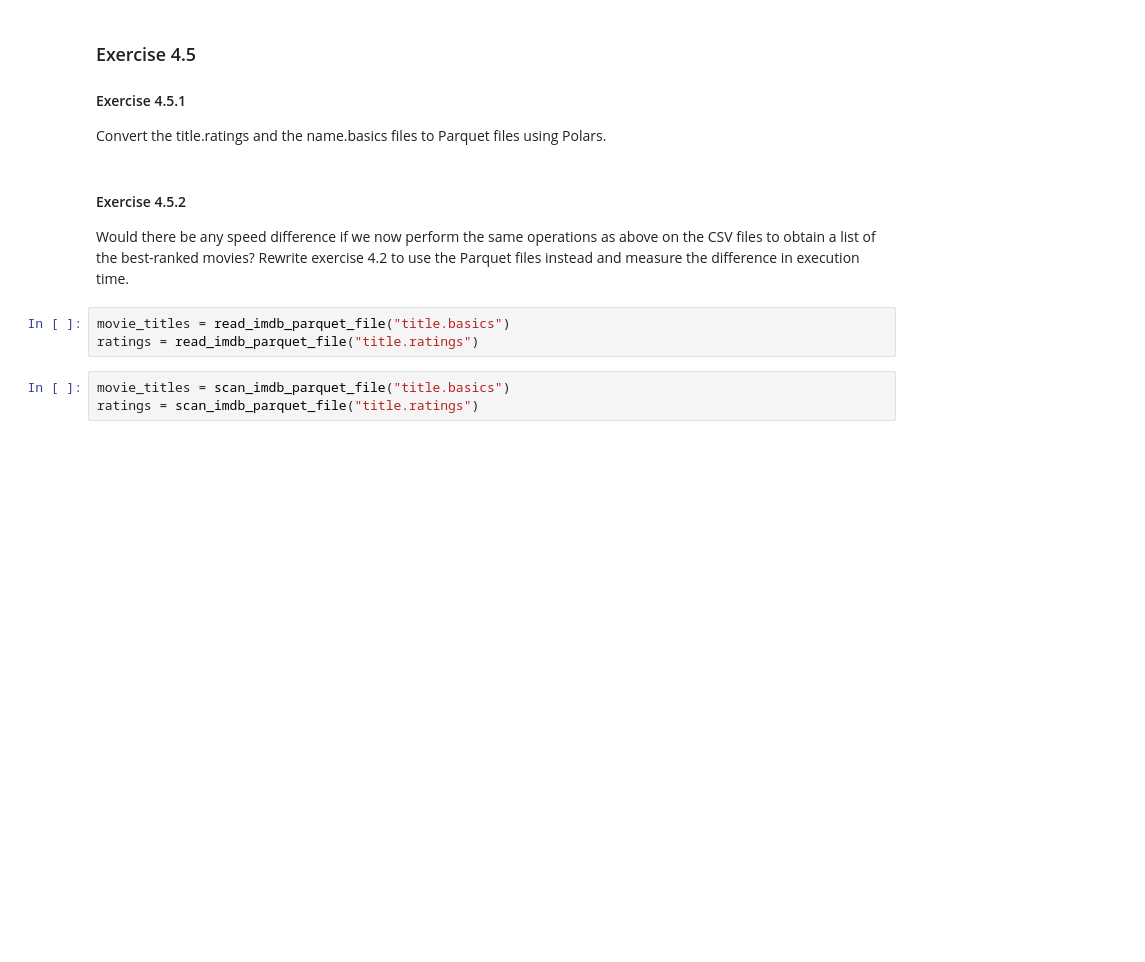
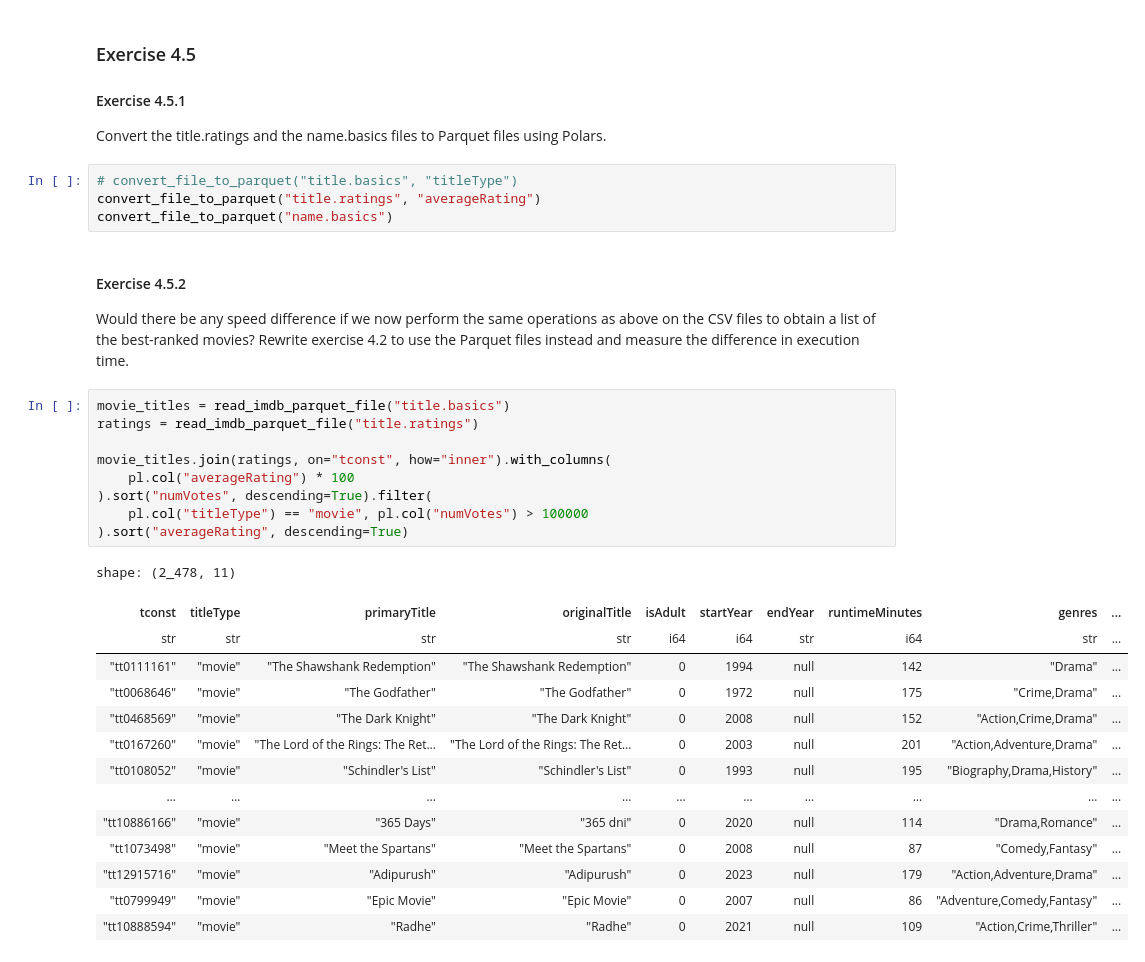
Before and after one commit to codebeez/polars_hackathon, a Jupyter notebook: content/4 - Lazy Loading Evaluation/lazy_loading_queries.ipynb, the cells around one changed output. Saved outputs shown, nothing was run; the diff lists cells and outputs as text; blank space fills up the shorter version.

```diff
--- a/content/4 - Lazy Loading Evaluation/lazy_loading_queries.ipynb
+++ b/content/4 - Lazy Loading Evaluation/lazy_loading_queries.ipynb
@@ -110,13 +239,35 @@ Let's use Polars to read in the CSV files and convert them to Parquet files!
 ### Exercise 4.5
 #### Exercise 4.5.1
 Convert the title.ratings and the name.basics files to Parquet files using Polars.
+# %%
+# convert_file_to_parquet("title.basics", "titleType")
+convert_file_to_parquet("title.ratings", "averageRating")
+convert_file_to_parquet("name.basics")
 # %% [markdown]
 #### Exercise 4.5.2
 Would there be any speed difference if we now perform the same operations as above on the CSV files to obtain a list of the best-ranked movies?
 Rewrite exercise 4.2 to use the Parquet files instead and measure the difference in execution time.
-# %%
-movie_titles = read_imdb_parquet_file("title.basics")
-ratings = read_imdb_parquet_file("title.ratings")
-# %%
-movie_titles = scan_imdb_parquet_file("title.basics")
-ratings = scan_imdb_parquet_file("title.ratings")
+# %%
+movie_titles = read_imdb_parquet_file("title.basics")
+ratings = read_imdb_parquet_file("title.ratings")
+
+movie_titles.join(ratings, on="tconst", how="inner").with_columns(
+    pl.col("averageRating") * 100
+).sort("numVotes", descending=True).filter(
+    pl.col("titleType") == "movie", pl.col("numVotes") > 100000
+).sort("averageRating", descending=True)
+# %% [output]
+shape: (2_478, 11)
+| tconst | titleType | primaryTitle | originalTitle | isAdult | startYear | endYear | runtimeMinutes | genres | ... |
+| str | str | str | str | i64 | i64 | str | i64 | str | ... |
+| "tt0111161" | "movie" | "The Shawshank Redemption" | "The Shawshank Redemption" | 0 | 1994 | null | 142 | "Drama" | ... |
+| "tt0068646" | "movie" | "The Godfather" | "The Godfather" | 0 | 1972 | null | 175 | "Crime,Drama" | ... |
+| "tt0468569" | "movie" | "The Dark Knight" | "The Dark Knight" | 0 | 2008 | null | 152 | "Action,Crime,Drama" | ... |
+| "tt0167260" | "movie" | "The Lord of the Rings: The Ret… | "The Lord of the Rings: The Ret… | 0 | 2003 | null | 201 | "Action,Adventure,Drama" | ... |
+| "tt0108052" | "movie" | "Schindler's List" | "Schindler's List" | 0 | 1993 | null | 195 | "Biography,Drama,History" | ... |
+| … | … | … | … | … | … | … | … | … | ... |
+| "tt10886166" | "movie" | "365 Days" | "365 dni" | 0 | 2020 | null | 114 | "Drama,Romance" | ... |
+| "tt1073498" | "movie" | "Meet the Spartans" | "Meet the Spartans" | 0 | 2008 | null | 87 | "Comedy,Fantasy" | ... |
+| "tt12915716" | "movie" | "Adipurush" | "Adipurush" | 0 | 2023 | null | 179 | "Action,Adventure,Drama" | ... |
+| "tt0799949" | "movie" | "Epic Movie" | "Epic Movie" | 0 | 2007 | null | 86 | "Adventure,Comedy,Fantasy" | ... |
+| "tt10888594" | "movie" | "Radhe" | "Radhe" | 0 | 2021 | null | 109 | "Action,Crime,Thriller" | ... |
```
Also changed, not shown: parts of 10 cells of this notebook, 4 other files.
